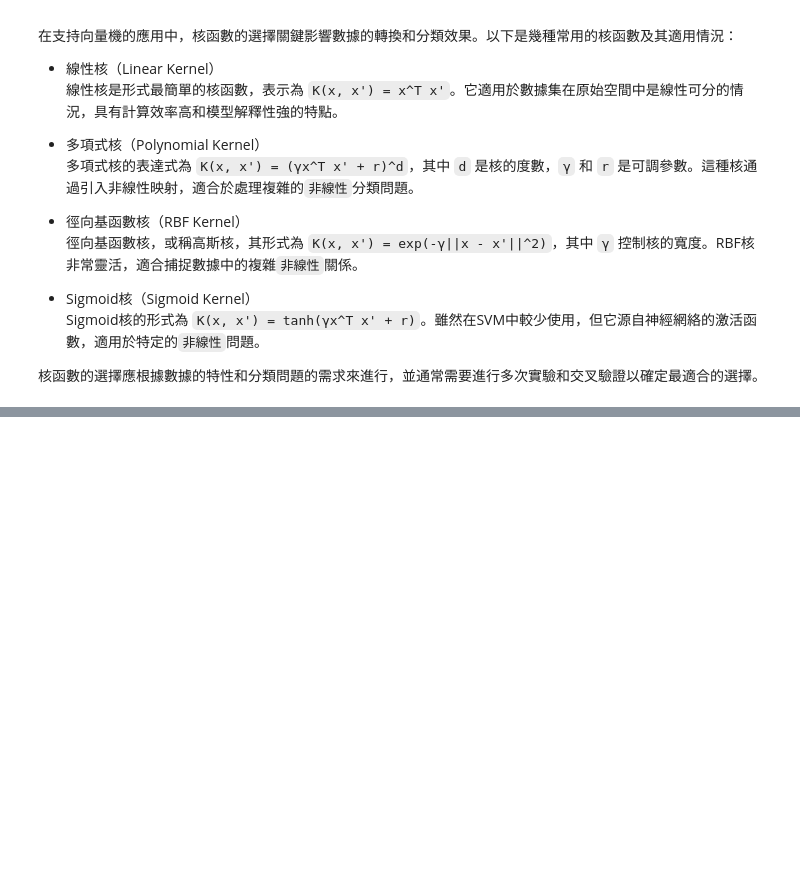
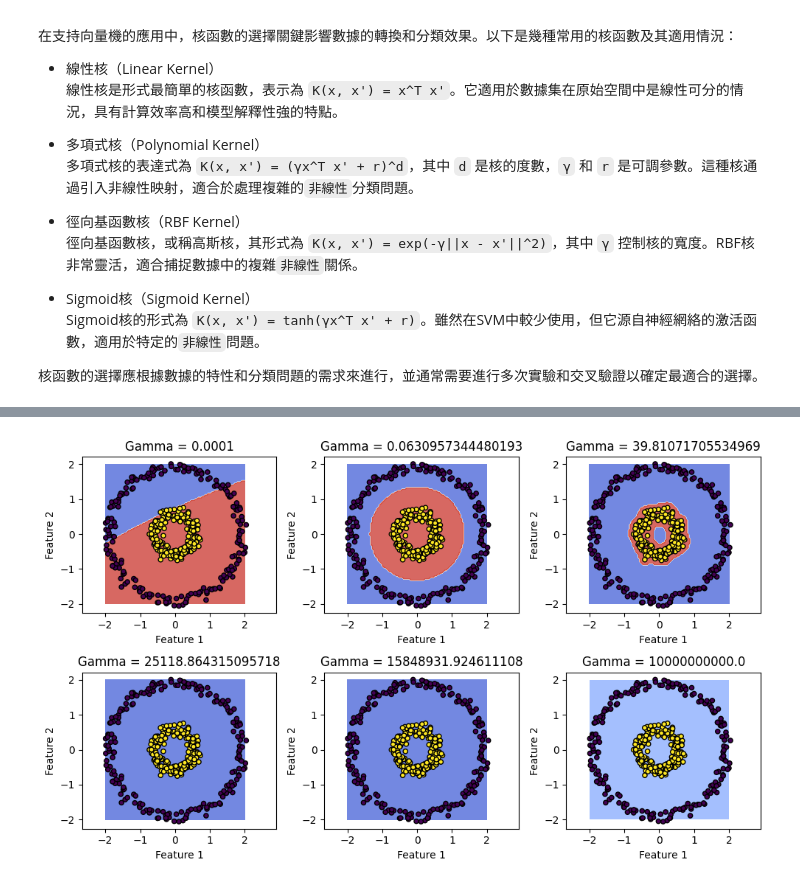
Before and after one commit to Zenobia000/MachineLearning-ds-fundamental, a Jupyter notebook: MachienLearning_v3/Part 3 - Classification/Section 16 - Support Vector Machine (SVM)/Python/support_vector_machine.ipynb, the cells around one changed output, grey strips where cells are left out. Cells and saved outputs as stored; diff of their text form; code cells hidden in the pictures; blank space fills up the shorter version.

```diff
--- a/MachienLearning_v3/Part 3 - Classification/Section 16 - Support Vector Machine (SVM)/Python/support_vector_machine.ipynb
+++ b/MachienLearning_v3/Part 3 - Classification/Section 16 - Support Vector Machine (SVM)/Python/support_vector_machine.ipynb
@@ -418,0 +386,47 @@ plt.show()
+# %%
+import numpy as np
+import matplotlib.pyplot as plt
+from sklearn.datasets import make_circles
+from sklearn.svm import SVC
+from sklearn.preprocessing import StandardScaler
+
+# 生成数据
+X, y = make_circles(n_samples=400, factor=.3, noise=.05)
+
+# 标准化数据
+scaler = StandardScaler()
+X_scaled = scaler.fit_transform(X)
+
+# 定义gamma值
+gamma_values = np.logspace(-4, 10, 6).tolist()  # 创建不同的gamma值
+
+# 绘图设置
+fig, ax = plt.subplots(2, 3, figsize=(10, 6))  # 注意：figsize 调整为更合适的尺寸
+
+# 绘制每个gamma值的决策边界
+for i, gamma in enumerate(gamma_values):
+    # 训练模型
+    svc = SVC(kernel='rbf', gamma=gamma)
+    svc.fit(X_scaled, y)
+
+    # 创建网格来绘制决策边界
+    X1, X2 = np.meshgrid(np.linspace(-2, 2, 100), np.linspace(-2, 2, 100))
+    Z = svc.predict(np.c_[X1.ravel(), X2.ravel()])
+    Z = Z.reshape(X1.shape)
+
+    # 找到对应的子图位置
+    row = i // 3
+    col = i % 3
+
+    # 绘制决策边界和数据点
+    ax[row, col].contourf(X1, X2, Z, alpha=0.8, cmap=plt.cm.coolwarm)
+    ax[row, col].scatter(X_scaled[:, 0], X_scaled[:, 1], c=y, s=20, edgecolor='k')
+    ax[row, col].set_title(f'Gamma = {gamma}')
+    ax[row, col].set_xlabel('Feature 1')
+    ax[row, col].set_ylabel('Feature 2')
+    ax[row, col].axis('equal')
+
+plt.tight_layout()
+plt.show()
+# %% [output]
+[figure, added]
```
Also changed, not shown: parts of 6 cells of this notebook, 2 other files.
